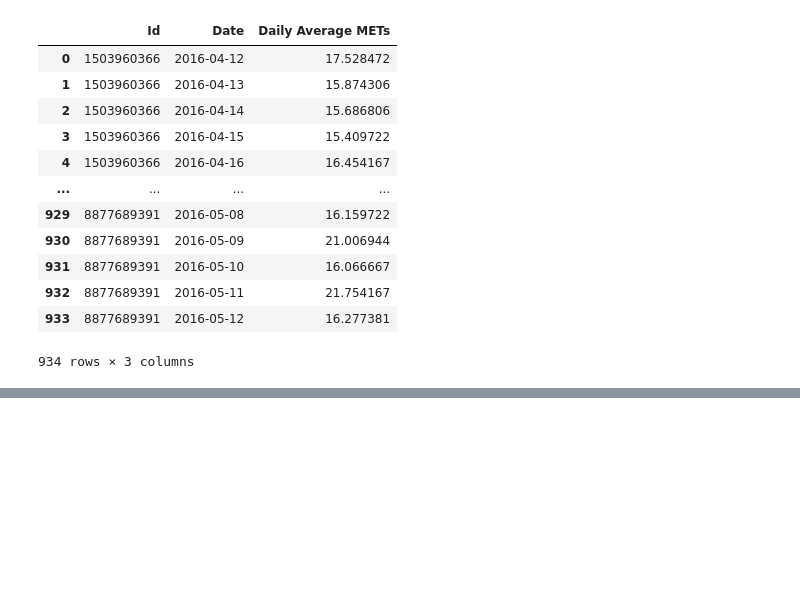
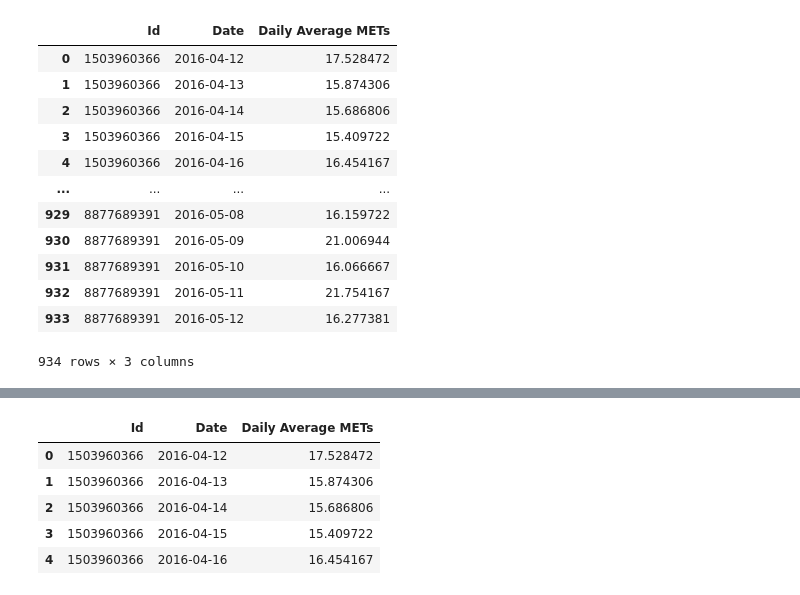
Before and after one commit to Aishani1234/Bellabeat_Case-Study, a Jupyter notebook: DataExploration.ipynb, the cells around one changed output, grey strips where cells are left out. Cells and saved outputs as stored; diff of their text form; code cells hidden in the pictures; blank space fills up the shorter version.

```diff
--- a/DataExploration.ipynb
+++ b/DataExploration.ipynb
@@ -177,3 +177,5 @@ df.groupby(['Id', 'Date'])['METs'].mean().reset_index(name='Daily Average METs')
 934 rows × 3 columns
 # %%
 Daily_Avg_METs=df.groupby(['Id', 'Date'])['METs'].mean().reset_index(name='Daily Average METs')
+# %%
+Daily_Avg_METs['Date']=pd.to_datetime(Daily_Avg_METs['Date'])
@@ -179,0 +195,9 @@ Daily_Avg_METs=df.groupby(['Id', 'Date'])['METs'].mean().reset_index(name='Daily
+# %%
+Daily_Avg_METs.head()
+# %% [output]
+|  | Id | Date | Daily Average METs |
+| 0 | 1503960366 | 2016-04-12 | 17.528472 |
+| 1 | 1503960366 | 2016-04-13 | 15.874306 |
+| 2 | 1503960366 | 2016-04-14 | 15.686806 |
+| 3 | 1503960366 | 2016-04-15 | 15.409722 |
+| 4 | 1503960366 | 2016-04-16 | 16.454167 |
```
Also changed, not shown: parts of 8 cells of this notebook.
